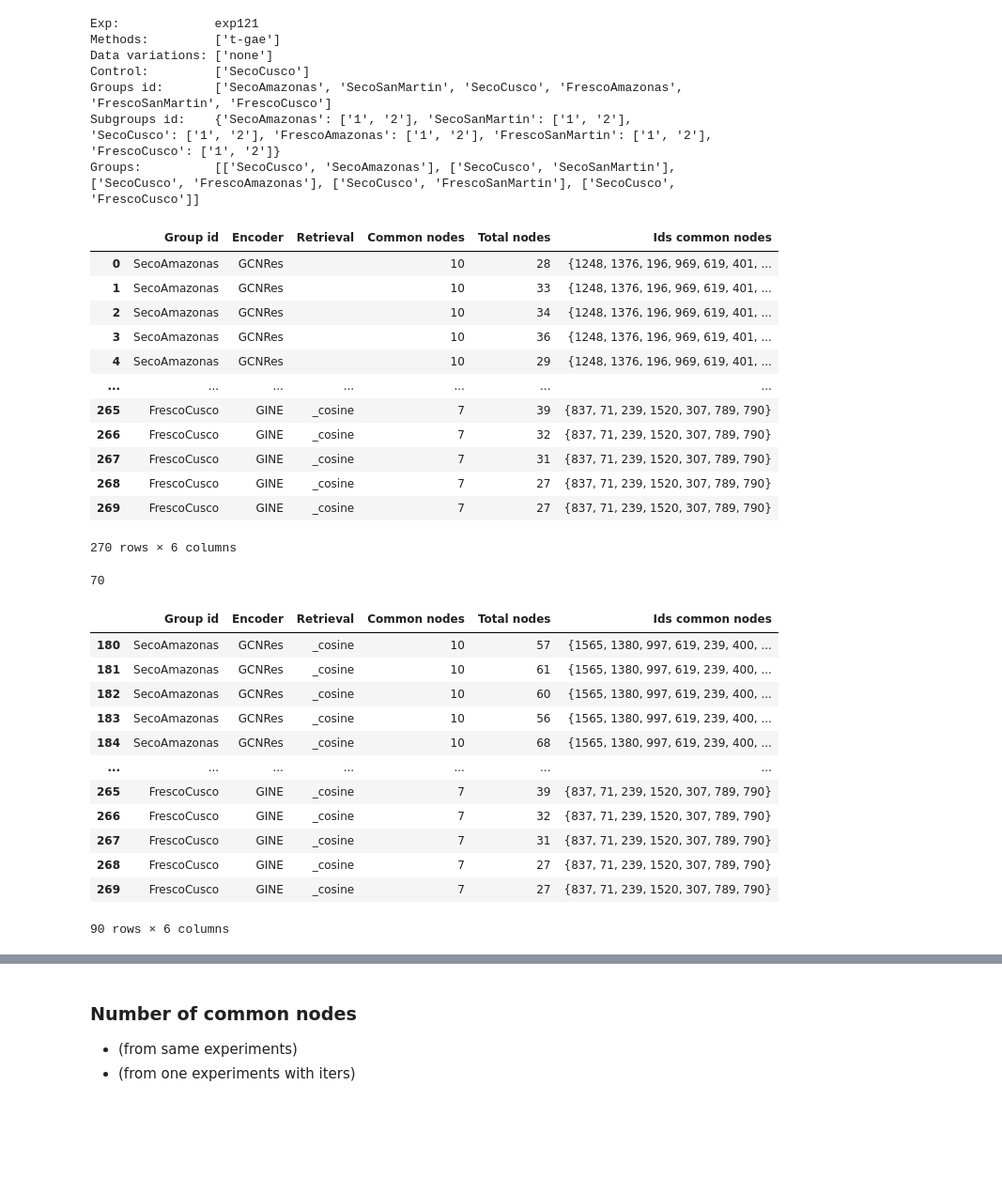
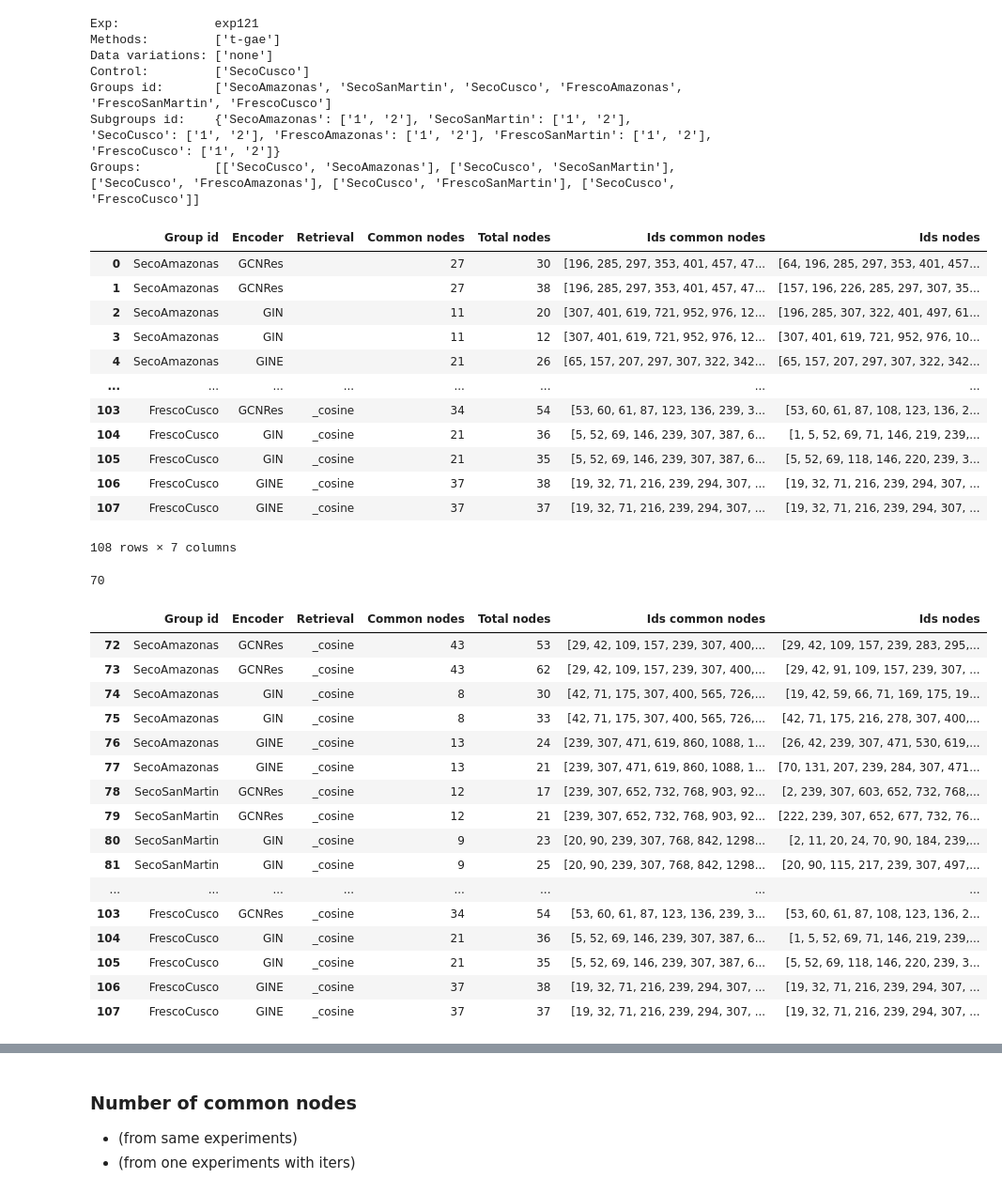
Before and after one commit to win7/T-GAE_PyG, a Jupyter notebook: utils.ipynb, the cells around one changed output, grey strips where cells are left out. Shown at 94% size. Drawn from its saved outputs; the diff is of its cells as text; code cells hidden in the pictures; blank space fills up the shorter version.

```diff
--- a/utils.ipynb
+++ b/utils.ipynb
@@ -1570,53 +1573,59 @@ encoders = ["GCNRes", "GIN", "GINE"] # ["GCNRes", "GCN", "GIN", "GINE"]
 # Comparison
 list_data = []
 retrievals = ["", "_l2", "_cosine"]
-iters = [1, 2, 3, 4, 5] # , 3, 4, 5, 6, 7, 8, 9, 10]
+iters = [6, 7]#, 2, 3, 4, 5] # , 3, 4, 5, 6, 7, 8, 9, 10]
 operator = "intersection" # Change union, intersection
 
 for retrieval in retrievals:
 	for group_id in groups_id:
 		list_nodes_id_groups_int = []
 		for encoder in encoders:
 			list_nodes_id = []
 			list_total_nodes = []
 
 			for k in iters:
 				df = pd.read_csv(f"experiments/output/{exp}/common_nodes/{encoder}_{group_id}{retrieval}_{k}.csv", header=None)
 				list_nodes_id.append(set(df[0].values))
 				list_total_nodes.append(len(df))
 
 			if operator == "union":
 				list_nodes_id_operator = set.union(*list_nodes_id)
 			elif operator == "intersection":
 				list_nodes_id_operator = set.intersection(*list_nodes_id)
+			list_nodes_id_operator = list(list_nodes_id_operator)
+			list_nodes_id_operator.sort()
+			# print(list_nodes_id_operator)
 
 			for k in range(len(iters)):
 				# print(f"{group_id}, {encoder}, {retrievals[k]}, {len(intersection)}/{list_total_nodes[k]}")
-				list_data.append([group_id, encoder, retrieval, len(list_nodes_id_operator), list_total_nodes[k], list_nodes_id_operator])
+				list_nodes_id_ = list(list_nodes_id[k])
+				list_nodes_id_.sort()
+
+				list_data.append([group_id, encoder, retrieval, len(list_nodes_id_operator), list_total_nodes[k], list_nodes_id_operator, list_nodes_id_])
 			# print(intersection)
 			# print()
 
 			# Save common nodes
 			df_nodes_id_operator = pd.DataFrame(list_nodes_id_operator)
 			df_nodes_id_operator.sort_values(by=0, inplace=True)
 			df_nodes_id_operator.to_csv(f"experiments/output/{exp}/common_nodes/operators/{encoder}_{group_id}{retrieval}_{operator}.csv", index=None, header=None)
 
-df_results = pd.DataFrame(list_data, columns=["Group id", "Encoder", "Retrieval", "Common nodes", "Total nodes", "Ids common nodes"])
+df_results = pd.DataFrame(list_data, columns=["Group id", "Encoder", "Retrieval", "Common nodes", "Total nodes", "Ids common nodes", "Ids nodes"])
 df_results
 # %% [output]
-|  | Group id | Encoder | Retrieval | Common nodes | Total nodes | Ids common nodes |
-| 0 | SecoAmazonas | GCNRes |  | 10 | 28 | {1248, 1376, 196, 969, 619, 401, ... |
-| 1 | SecoAmazonas | GCNRes |  | 10 | 33 | {1248, 1376, 196, 969, 619, 401, ... |
-| 2 | SecoAmazonas | GCNRes |  | 10 | 34 | {1248, 1376, 196, 969, 619, 401, ... |
-| 3 | SecoAmazonas | GCNRes |  | 10 | 36 | {1248, 1376, 196, 969, 619, 401, ... |
-| 4 | SecoAmazonas | GCNRes |  | 10 | 29 | {1248, 1376, 196, 969, 619, 401, ... |
-| ... | ... | ... | ... | ... | ... | ... |
-| 265 | FrescoCusco | GINE | _cosine | 7 | 39 | {837, 71, 239, 1520, 307, 789, 790} |
-| 266 | FrescoCusco | GINE | _cosine | 7 | 32 | {837, 71, 239, 1520, 307, 789, 790} |
-| 267 | FrescoCusco | GINE | _cosine | 7 | 31 | {837, 71, 239, 1520, 307, 789, 790} |
-| 268 | FrescoCusco | GINE | _cosine | 7 | 27 | {837, 71, 239, 1520, 307, 789, 790} |
-| 269 | FrescoCusco | GINE | _cosine | 7 | 27 | {837, 71, 239, 1520, 307, 789, 790} |
+|  | Group id | Encoder | Retrieval | Common nodes | Total nodes | Ids common nodes | Ids nodes |
+| 0 | SecoAmazonas | GCNRes |  | 27 | 30 | [196, 285, 297, 353, 401, 457, 47... | [64, 196, 285, 297, 353, 401, 457... |
+| 1 | SecoAmazonas | GCNRes |  | 27 | 38 | [196, 285, 297, 353, 401, 457, 47... | [157, 196, 226, 285, 297, 307, 35... |
+| 2 | SecoAmazonas | GIN |  | 11 | 20 | [307, 401, 619, 721, 952, 976, 12... | [196, 285, 307, 322, 401, 497, 61... |
+| 3 | SecoAmazonas | GIN |  | 11 | 12 | [307, 401, 619, 721, 952, 976, 12... | [307, 401, 619, 721, 952, 976, 10... |
+| 4 | SecoAmazonas | GINE |  | 21 | 26 | [65, 157, 207, 297, 307, 322, 342... | [65, 157, 207, 297, 307, 322, 342... |
+| ... | ... | ... | ... | ... | ... | ... | ... |
+| 103 | FrescoCusco | GCNRes | _cosine | 34 | 54 | [53, 60, 61, 87, 123, 136, 239, 3... | [53, 60, 61, 87, 108, 123, 136, 2... |
+| 104 | FrescoCusco | GIN | _cosine | 21 | 36 | [5, 52, 69, 146, 239, 307, 387, 6... | [1, 5, 52, 69, 71, 146, 219, 239,... |
+| 105 | FrescoCusco | GIN | _cosine | 21 | 35 | [5, 52, 69, 146, 239, 307, 387, 6... | [5, 52, 69, 118, 146, 220, 239, 3... |
+| 106 | FrescoCusco | GINE | _cosine | 37 | 38 | [19, 32, 71, 216, 239, 294, 307, ... | [19, 32, 71, 216, 239, 294, 307, ... |
+| 107 | FrescoCusco | GINE | _cosine | 37 | 37 | [19, 32, 71, 216, 239, 294, 307, ... | [19, 32, 71, 216, 239, 294, 307, ... |
-270 rows × 6 columns
+108 rows × 7 columns
 # %%
 y_max = 70 # df_results["Common nodes"].max() # Change
 y_max
@@ -1627,19 +1636,23 @@ retrieval = retrievals[2] # Change
 df_results_ = df_results[df_results["Retrieval"] == retrieval] # df_results.copy(), df_results[df_results["Retrieval"] == "_cosine"]
 df_results_
 # %% [output]
-|  | Group id | Encoder | Retrieval | Common nodes | Total nodes | Ids common nodes |
-| 180 | SecoAmazonas | GCNRes | _cosine | 10 | 57 | {1565, 1380, 997, 619, 239, 400, ... |
-| 181 | SecoAmazonas | GCNRes | _cosine | 10 | 61 | {1565, 1380, 997, 619, 239, 400, ... |
-| 182 | SecoAmazonas | GCNRes | _cosine | 10 | 60 | {1565, 1380, 997, 619, 239, 400, ... |
-| 183 | SecoAmazonas | GCNRes | _cosine | 10 | 56 | {1565, 1380, 997, 619, 239, 400, ... |
-| 184 | SecoAmazonas | GCNRes | _cosine | 10 | 68 | {1565, 1380, 997, 619, 239, 400, ... |
-| ... | ... | ... | ... | ... | ... | ... |
-| 265 | FrescoCusco | GINE | _cosine | 7 | 39 | {837, 71, 239, 1520, 307, 789, 790} |
-| 266 | FrescoCusco | GINE | _cosine | 7 | 32 | {837, 71, 239, 1520, 307, 789, 790} |
-| 267 | FrescoCusco | GINE | _cosine | 7 | 31 | {837, 71, 239, 1520, 307, 789, 790} |
-| 268 | FrescoCusco | GINE | _cosine | 7 | 27 | {837, 71, 239, 1520, 307, 789, 790} |
-| 269 | FrescoCusco | GINE | _cosine | 7 | 27 | {837, 71, 239, 1520, 307, 789, 790} |
+|  | Group id | Encoder | Retrieval | Common nodes | Total nodes | Ids common nodes | Ids nodes |
+| 72 | SecoAmazonas | GCNRes | _cosine | 43 | 53 | [29, 42, 109, 157, 239, 307, 400,... | [29, 42, 109, 157, 239, 283, 295,... |
+| 73 | SecoAmazonas | GCNRes | _cosine | 43 | 62 | [29, 42, 109, 157, 239, 307, 400,... | [29, 42, 91, 109, 157, 239, 307, ... |
+| 74 | SecoAmazonas | GIN | _cosine | 8 | 30 | [42, 71, 175, 307, 400, 565, 726,... | [19, 42, 59, 66, 71, 169, 175, 19... |
+| 75 | SecoAmazonas | GIN | _cosine | 8 | 33 | [42, 71, 175, 307, 400, 565, 726,... | [42, 71, 175, 216, 278, 307, 400,... |
+| 76 | SecoAmazonas | GINE | _cosine | 13 | 24 | [239, 307, 471, 619, 860, 1088, 1... | [26, 42, 239, 307, 471, 530, 619,... |
+| 77 | SecoAmazonas | GINE | _cosine | 13 | 21 | [239, 307, 471, 619, 860, 1088, 1... | [70, 131, 207, 239, 284, 307, 471... |
+| 78 | SecoSanMartin | GCNRes | _cosine | 12 | 17 | [239, 307, 652, 732, 768, 903, 92... | [2, 239, 307, 603, 652, 732, 768,... |
+| 79 | SecoSanMartin | GCNRes | _cosine | 12 | 21 | [239, 307, 652, 732, 768, 903, 92... | [222, 239, 307, 652, 677, 732, 76... |
+| 80 | SecoSanMartin | GIN | _cosine | 9 | 23 | [20, 90, 239, 307, 768, 842, 1298... | [2, 11, 20, 24, 70, 90, 184, 239,... |
+| 81 | SecoSanMartin | GIN | _cosine | 9 | 25 | [20, 90, 239, 307, 768, 842, 1298... | [20, 90, 115, 217, 239, 307, 497,... |
+| ... | ... | ... | ... | ... | ... | ... | ... |
+| 103 | FrescoCusco | GCNRes | _cosine | 34 | 54 | [53, 60, 61, 87, 123, 136, 239, 3... | [53, 60, 61, 87, 108, 123, 136, 2... |
+| 104 | FrescoCusco | GIN | _cosine | 21 | 36 | [5, 52, 69, 146, 239, 307, 387, 6... | [1, 5, 52, 69, 71, 146, 219, 239,... |
+| 105 | FrescoCusco | GIN | _cosine | 21 | 35 | [5, 52, 69, 146, 239, 307, 387, 6... | [5, 52, 69, 118, 146, 220, 239, 3... |
+| 106 | FrescoCusco | GINE | _cosine | 37 | 38 | [19, 32, 71, 216, 239, 294, 307, ... | [19, 32, 71, 216, 239, 294, 307, ... |
+| 107 | FrescoCusco | GINE | _cosine | 37 | 37 | [19, 32, 71, 216, 239, 294, 307, ... | [19, 32, 71, 216, 239, 294, 307, ... |
-90 rows × 6 columns
 # %%
 df_grouped = (
     df_results_.groupby(["Encoder", "Group id"])["Common nodes"]
```
Also changed, not shown: parts of 17 cells of this notebook, 4 other files.
